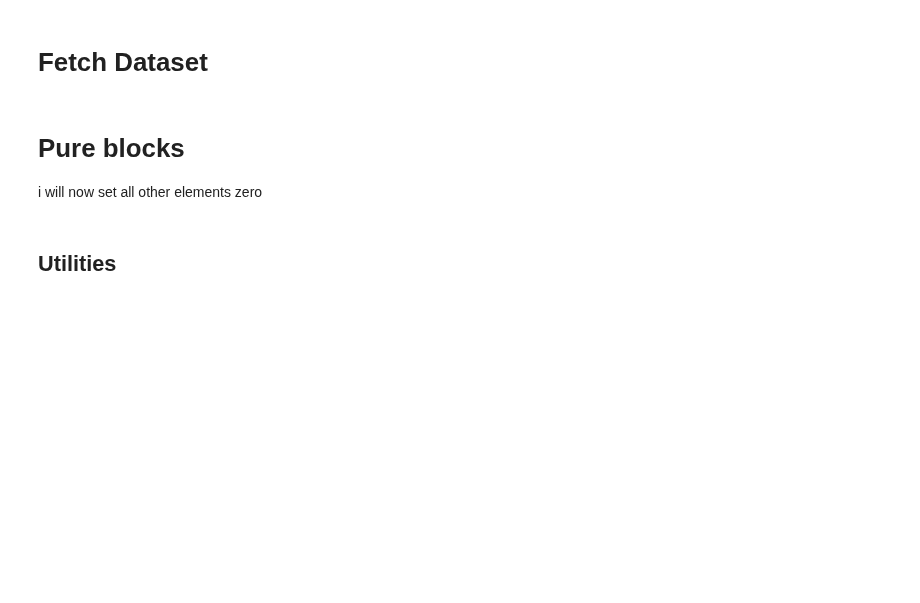
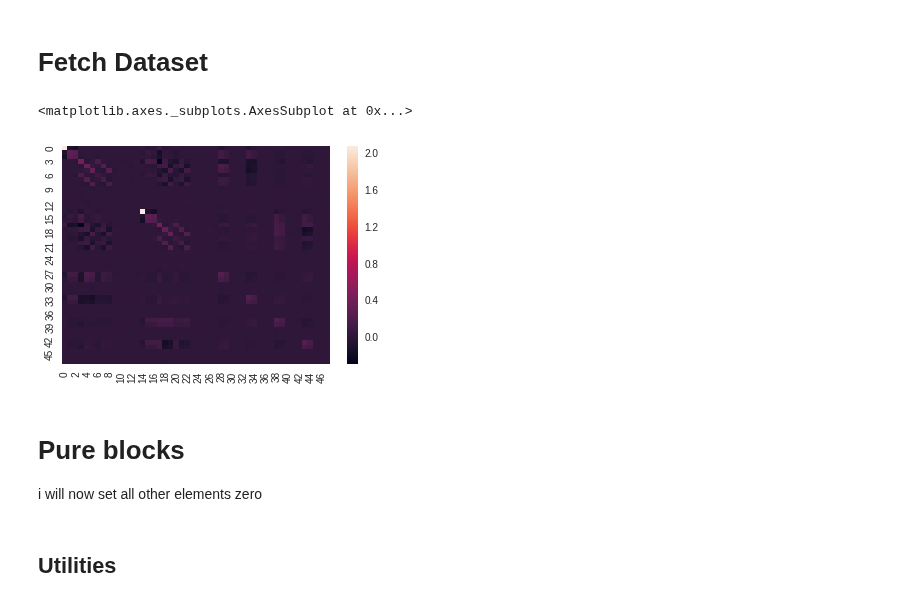
Before and after one commit to jcartus/SCFInitialGuess, a Jupyter notebook: thesis/notebooks/AtomicBlocks/InterpolationDensity.ipynb, the cells around one changed output. Saved outputs shown, nothing was run; the diff lists cells and outputs as text; code cells hidden in the pictures; blank space fills up the shorter version.

Commit message:
CHG: added some more tests

```diff
--- a/thesis/notebooks/AtomicBlocks/InterpolationDensity.ipynb
+++ b/thesis/notebooks/AtomicBlocks/InterpolationDensity.ipynb
@@ -48,3 +45,45 @@ s_train, p_train, s_test, p_test = split(s_triu_norm, p_triu, ind)
+# %%
+from SCFInitialGuess.utilities.dataset import extract_triu_batch, AbstractDataset
+from sklearn.model_selection import train_test_split
+from pyscf.scf import hf
+
+data_path = "/home/jcartus/Repos/SCFInitialGuess/cc2ai/ethen/"
+postfix = "_ethen_6-31g**"
+dim = 48
+#data_path = "../../dataset/TSmall_sto3g"
+#postfix = "TSmall_sto3g"
+#dim = 26
+#data_path = "../../../butadien/data/"
+#postfix = ""
+#dim = 26
+
+
+def split(x, y, ind):
+    return x[:ind], y[:ind], x[ind:], y[ind:]
+
+S, P = np.load(join(data_path, "dataset" + postfix + ".npy"))
+#F = np.load(join(data_path, "F" + postfix + ".npy"))
+
+#index = np.load(join(data_path, "index" + postfix + ".npy"))
+
+
+ind = int(0.8 * len(S))
+
+molecules = np.load(join(data_path, "molecules" + postfix + ".npy"))
+molecules = (molecules[:ind], molecules[ind:])
+
+
+
+s_triu_norm, mu, std = AbstractDataset.normalize(S)
+
+s_train, p_train, s_test, p_test = split(S.reshape(-1, dim, dim), P.reshape(-1, dim, dim), ind)
+# %%
+import seaborn as sns
+
+sns.heatmap(P[0].reshape(dim, dim))
+# %% [output]
+<matplotlib.axes._subplots.AxesSubplot at 0x...>
+[figure, added]
 # %% [markdown]
 # Pure blocks
 
```
Also changed, not shown: parts of 11 cells of this notebook, 2 other files.
